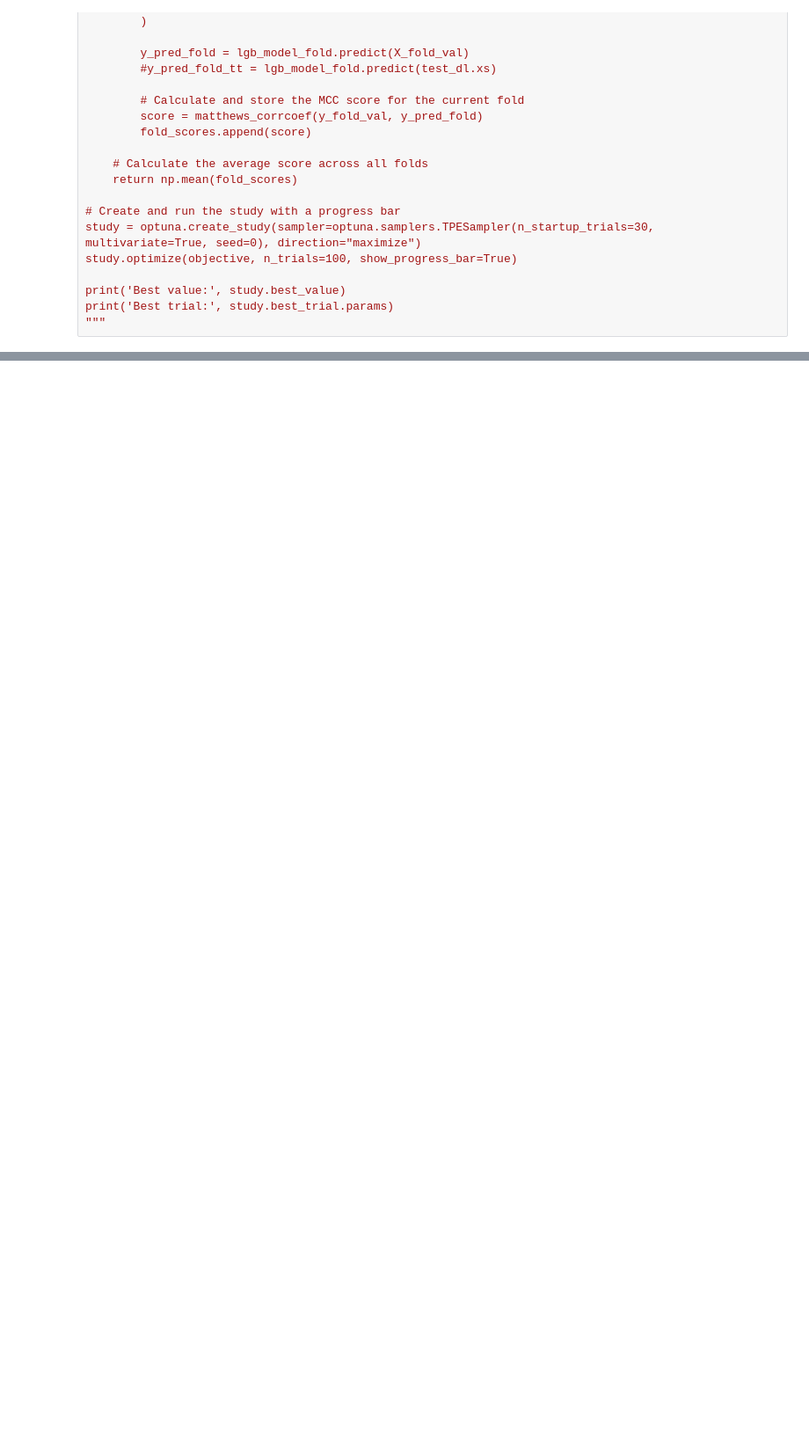
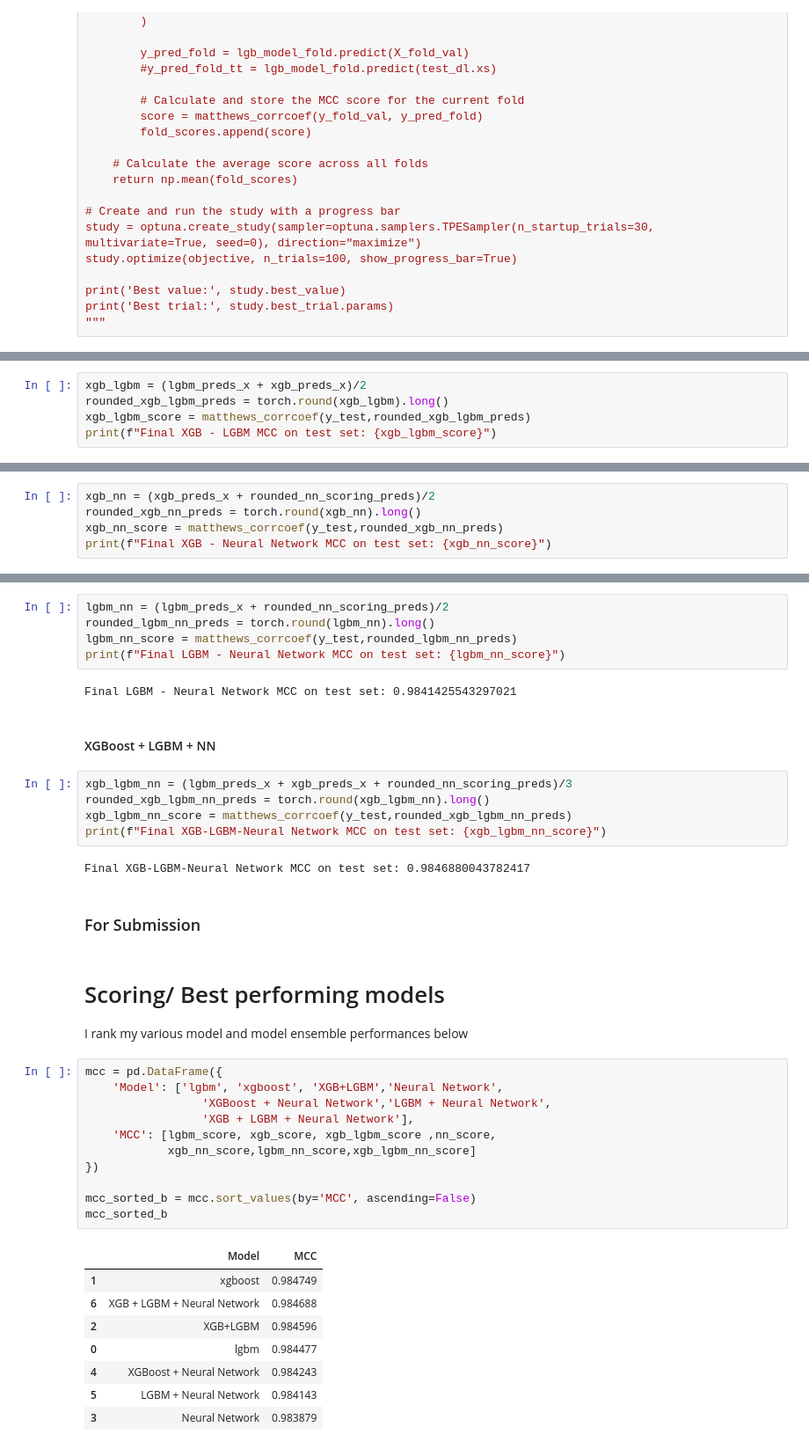
Before and after one commit to rubanzasilva/poisonous_mushrooms_classification, a Jupyter notebook: fastai_gradient_boosting.ipynb, the cells around one changed output, grey strips where cells are left out. Shown: that part at 88% size. Saved outputs shown, nothing was run; the diff lists cells and outputs as text; blank space fills up the shorter version.

Commit message:
Kaggle Notebook | fast.ai + gradient_boosting  | adding various models for testing

```diff
--- a/fastai_gradient_boosting.ipynb
+++ b/fastai_gradient_boosting.ipynb
@@ -1127,0 +1143,5 @@ print('Best trial:', study.best_trial.params)
+# %%
+xgb_lgbm = (lgbm_preds_x + xgb_preds_x)/2
+rounded_xgb_lgbm_preds = torch.round(xgb_lgbm).long()
+xgb_lgbm_score = matthews_corrcoef(y_test,rounded_xgb_lgbm_preds)
+print(f"Final XGB - LGBM MCC on test set: {xgb_lgbm_score}")
@@ -1127,0 +1156,5 @@ print('Best trial:', study.best_trial.params)
+# %%
+xgb_nn = (xgb_preds_x + rounded_nn_scoring_preds)/2
+rounded_xgb_nn_preds = torch.round(xgb_nn).long()
+xgb_nn_score = matthews_corrcoef(y_test,rounded_xgb_nn_preds)
+print(f"Final XGB - Neural Network MCC on test set: {xgb_nn_score}")
@@ -1127,0 +1165,42 @@ print('Best trial:', study.best_trial.params)
+# %%
+lgbm_nn = (lgbm_preds_x + rounded_nn_scoring_preds)/2
+rounded_lgbm_nn_preds = torch.round(lgbm_nn).long()
+lgbm_nn_score = matthews_corrcoef(y_test,rounded_lgbm_nn_preds)
+print(f"Final LGBM - Neural Network MCC on test set: {lgbm_nn_score}")
+# %% [output]
+Final LGBM - Neural Network MCC on test set: 0.9841425543297021
+# %% [markdown]
+#### XGBoost + LGBM + NN
+# %%
+xgb_lgbm_nn = (lgbm_preds_x + xgb_preds_x + rounded_nn_scoring_preds)/3
+rounded_xgb_lgbm_nn_preds = torch.round(xgb_lgbm_nn).long()
+xgb_lgbm_nn_score = matthews_corrcoef(y_test,rounded_xgb_lgbm_nn_preds)
+print(f"Final XGB-LGBM-Neural Network MCC on test set: {xgb_lgbm_nn_score}")
+# %% [output]
+Final XGB-LGBM-Neural Network MCC on test set: 0.9846880043782417
+# %% [markdown]
+### For Submission
+# %% [markdown]
+# Scoring/ Best performing models
+
+I rank my various model and model ensemble performances below
+# %%
+mcc = pd.DataFrame({
+    'Model': ['lgbm', 'xgboost', 'XGB+LGBM','Neural Network',
+                 'XGBoost + Neural Network','LGBM + Neural Network',
+                 'XGB + LGBM + Neural Network'],
+    'MCC': [lgbm_score, xgb_score, xgb_lgbm_score ,nn_score,
+            xgb_nn_score,lgbm_nn_score,xgb_lgbm_nn_score]
+})
+
+mcc_sorted_b = mcc.sort_values(by='MCC', ascending=False)
+mcc_sorted_b
+# %% [output]
+|  | Model | MCC |
+| 1 | xgboost | 0.984749 |
+| 6 | XGB + LGBM + Neural Network | 0.984688 |
+| 2 | XGB+LGBM | 0.984596 |
+| 0 | lgbm | 0.984477 |
+| 4 | XGBoost + Neural Network | 0.984243 |
+| 5 | LGBM + Neural Network | 0.984143 |
+| 3 | Neural Network | 0.983879 |
```
Also changed, not shown: parts of 44 cells of this notebook.
